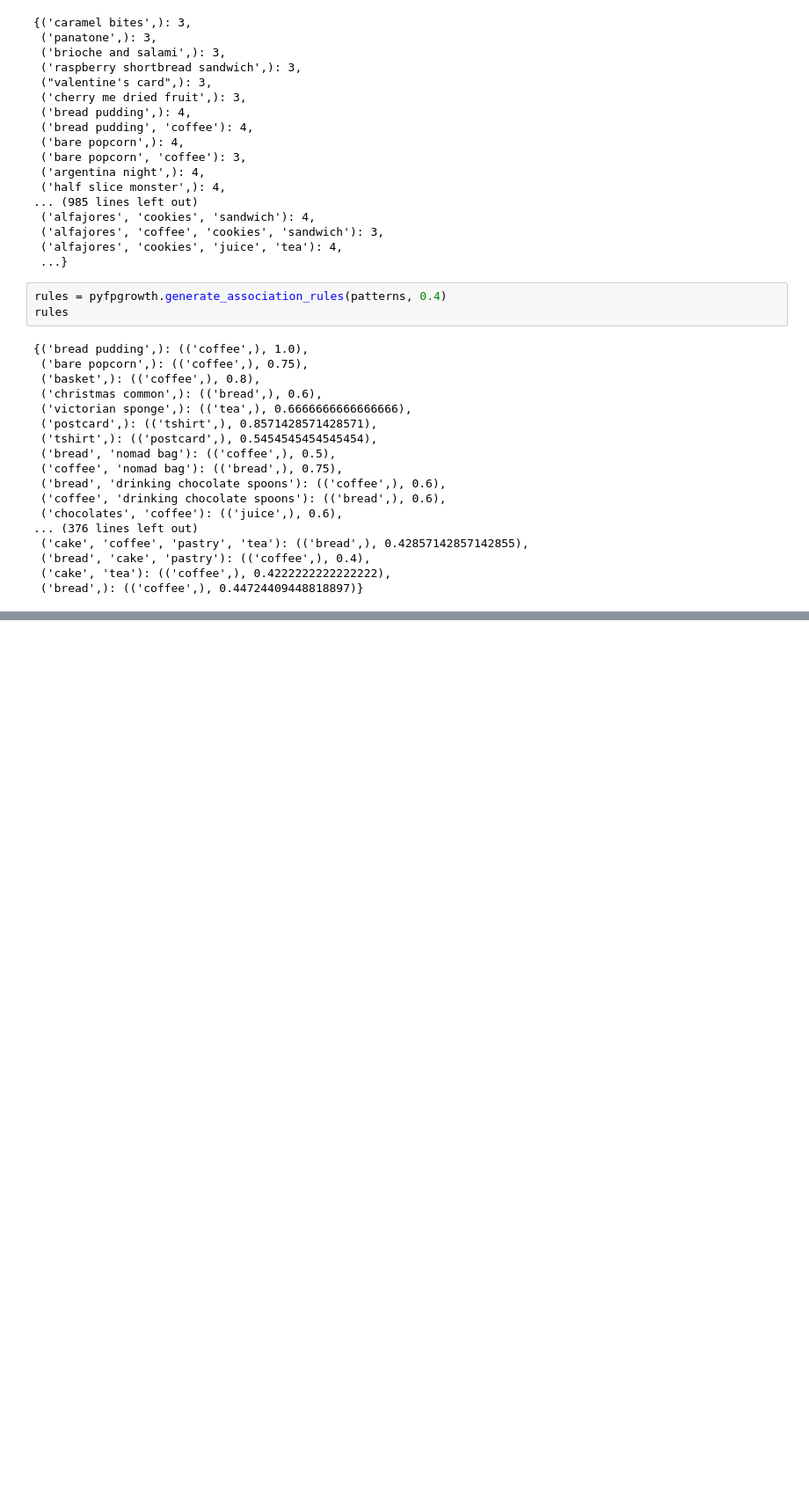
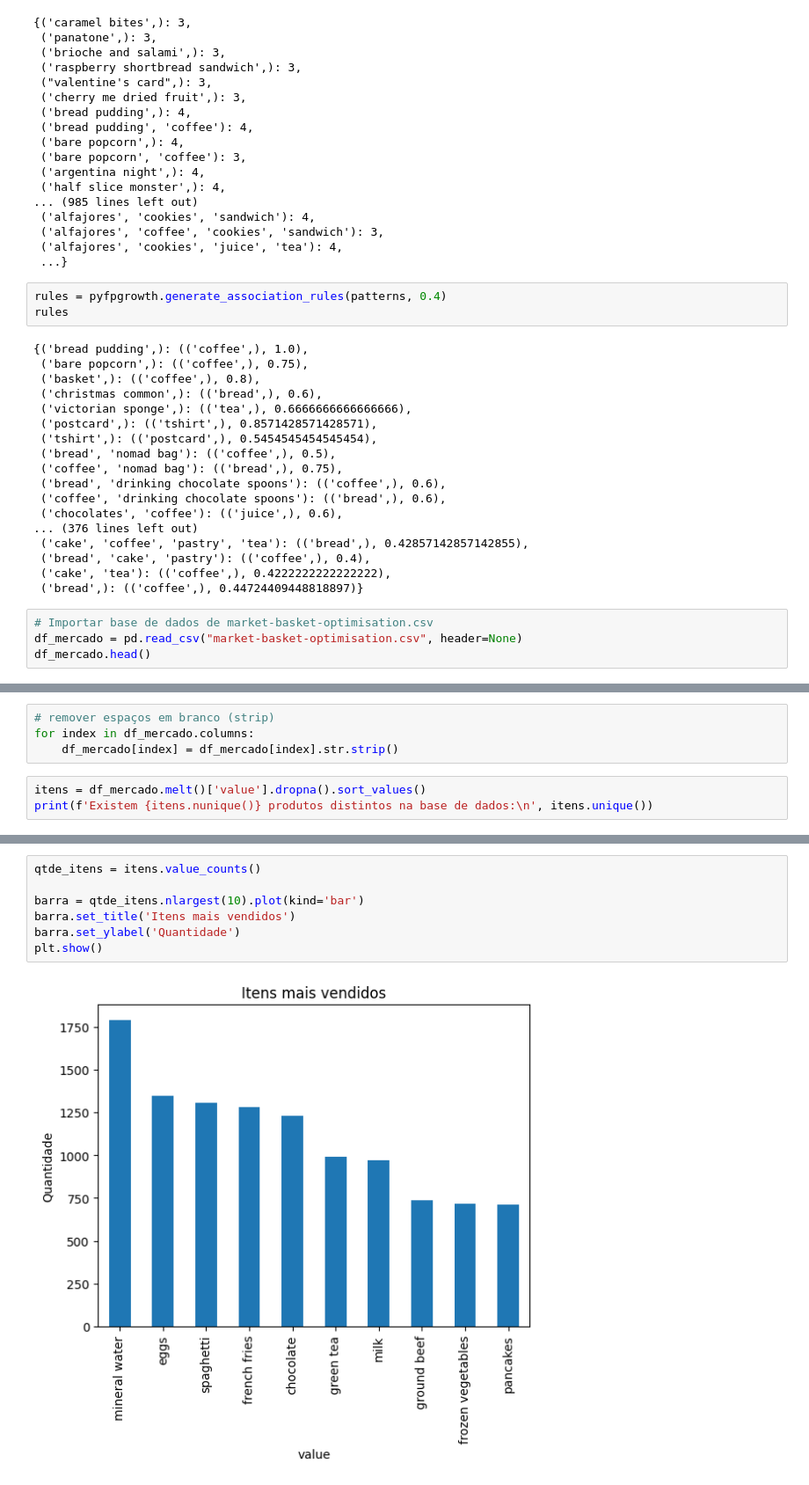
Before and after one commit to gustavogzr/univesp_disciplinas, a Jupyter notebook: Mineracao_Dados/Semana06.ipynb, the cells around one changed output, grey strips where cells are left out. Shown at 88% size. Saved outputs shown, nothing was run; the diff lists cells and outputs as text; blank space fills up the shorter version.

```diff
--- a/Mineracao_Dados/Semana06.ipynb
+++ b/Mineracao_Dados/Semana06.ipynb
@@ -175,3 +175,7 @@ rules
  ('bread', 'cake', 'pastry'): (('coffee',), 0.4),
  ('cake', 'tea'): (('coffee',), 0.4222222222222222),
  ('bread',): (('coffee',), 0.44724409448818897)}
+# %%
+# Importar base de dados de market-basket-optimisation.csv
+df_mercado = pd.read_csv("market-basket-optimisation.csv", header=None)
+df_mercado.head()
@@ -177,0 +193,7 @@ rules
+# %%
+# remover espaços em branco (strip)
+for index in df_mercado.columns:
+    df_mercado[index] = df_mercado[index].str.strip()
+# %%
+itens = df_mercado.melt()['value'].dropna().sort_values()
+print(f'Existem {itens.nunique()} produtos distintos na base de dados:\n', itens.unique())
@@ -177,0 +218,9 @@ rules
+# %%
+qtde_itens = itens.value_counts()
+
+barra = qtde_itens.nlargest(10).plot(kind='bar')
+barra.set_title('Itens mais vendidos')
+barra.set_ylabel('Quantidade')
+plt.show()
+# %% [output]
+[figure, added]
```
Also changed, not shown: parts of 8 cells of this notebook, 1 other file.
